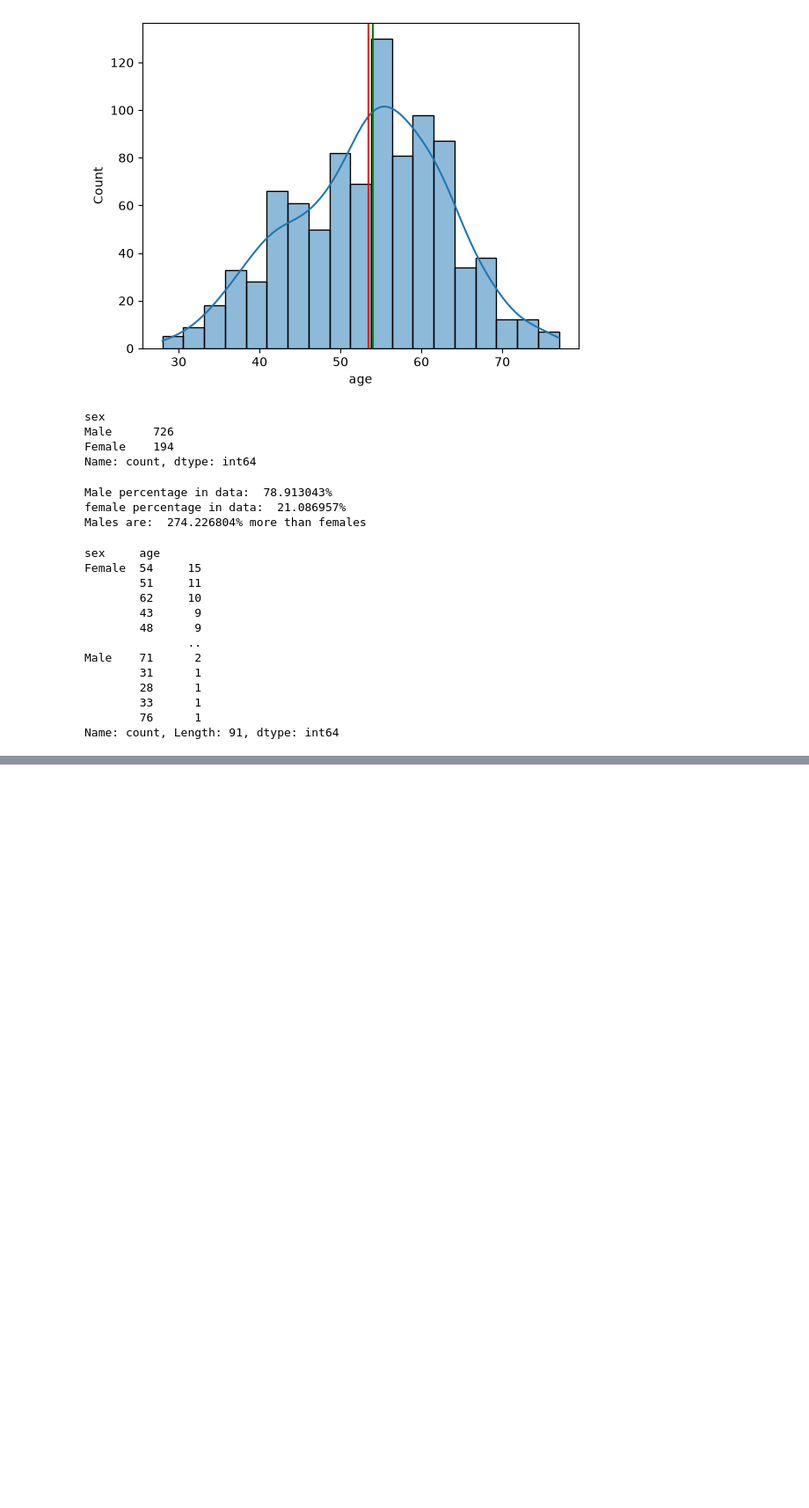
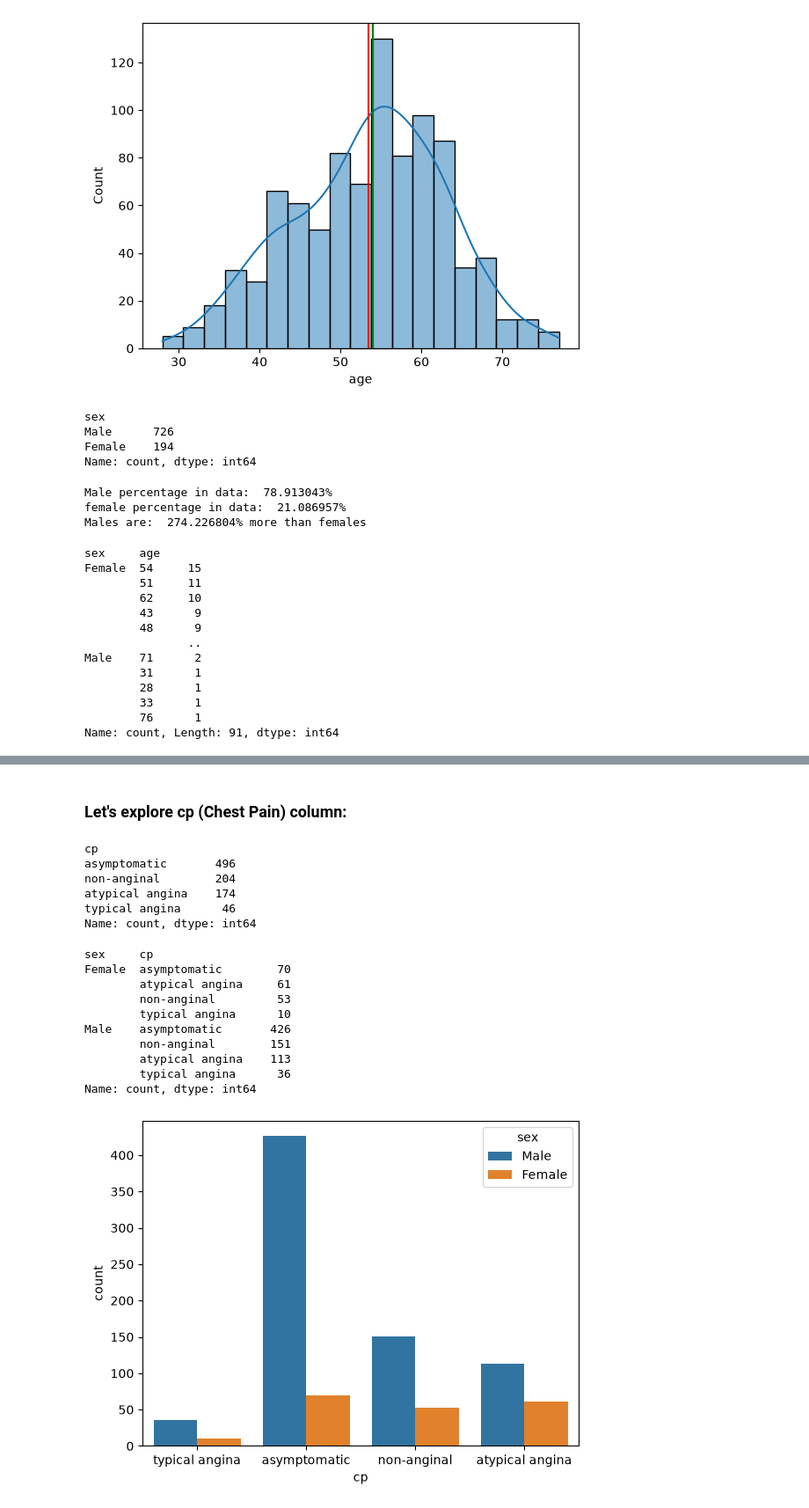
Before and after one commit to mtalhaimran104/cardiorisk-ai, a Jupyter notebook: heart_disease_prediction.ipynb, the cells around one changed output, grey strips where cells are left out. Shown at 88% size. Drawn from its saved outputs; the diff is of its cells as text; code cells hidden in the pictures; blank space fills up the shorter version.

Commit message:
explore cp(chest pain) column

```diff
--- a/heart_disease_prediction.ipynb
+++ b/heart_disease_prediction.ipynb
@@ -182,0 +258,30 @@ Name: count, Length: 91, dtype: int64
+# %% [markdown]
+### Let's explore cp (Chest Pain) column:
+# %%
+# value count of cp column
+df['cp'].value_counts()
+# %% [output]
+cp
+asymptomatic       496
+non-anginal        204
+atypical angina    174
+typical angina      46
+Name: count, dtype: int64
+# %%
+# count plot of cp column by sex column
+sns.countplot(df, x='cp', hue='sex')
+
+# print value counts of cp groupby sex
+print(df.groupby('sex')['cp'].value_counts())
+# %% [output]
+sex     cp
+Female  asymptomatic        70
+        atypical angina     61
+        non-anginal         53
+        typical angina      10
+Male    asymptomatic       426
+        non-anginal        151
+        atypical angina    113
+        typical angina      36
+Name: count, dtype: int64
+[figure, added]
```
Also changed, not shown: parts of 11 cells of this notebook.
